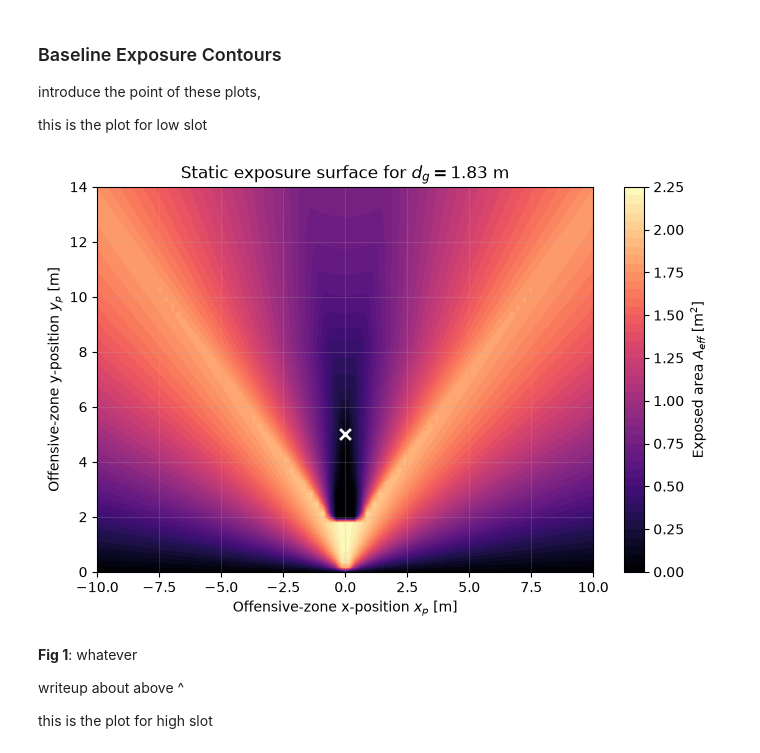
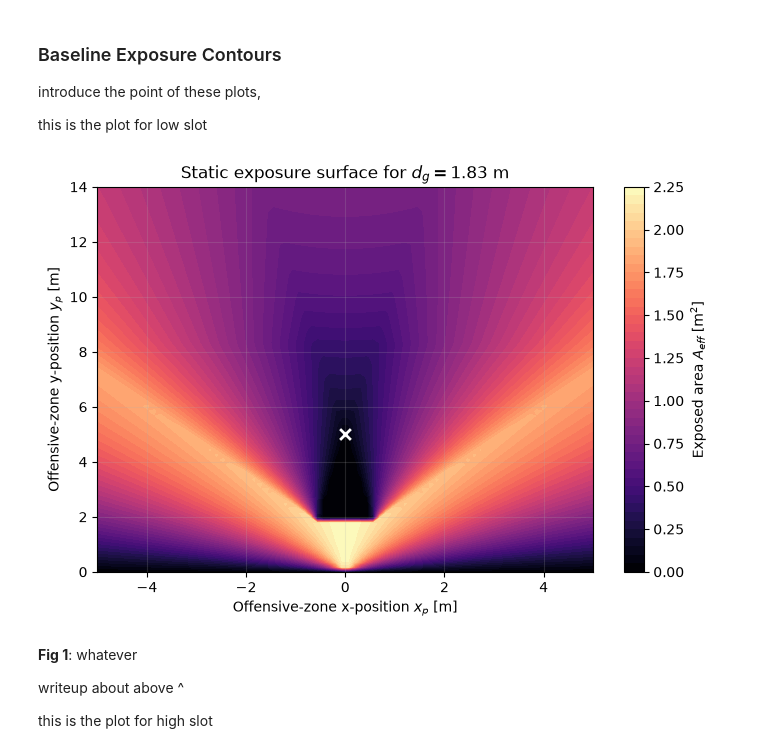
Before and after one commit to kaiwave/goaltender-optimisation-jnb, a Jupyter notebook: main.ipynb, the cells around one changed output. Cells and saved outputs as stored; diff of their text form; code cells hidden in the pictures.

```diff
--- a/main.ipynb
+++ b/main.ipynb
@@ -217,9 +217,9 @@ introduce the point of these plots,
 
 this is the plot for low slot
 # %%
-fig, ax = model.plot_exposure_contour(p0=(0,5))
+fig, ax = model.plot_exposure_contour(x_grid = np.linspace(-5.0, 5.0, 80), p0=(0,5))
 # %% [output]
-[figure, old version]
+[figure, new version]
 # %% [markdown]
 **Fig 1**: whatever
 
```
Also changed, not shown: parts of 4 cells of this notebook, 1 other file.
